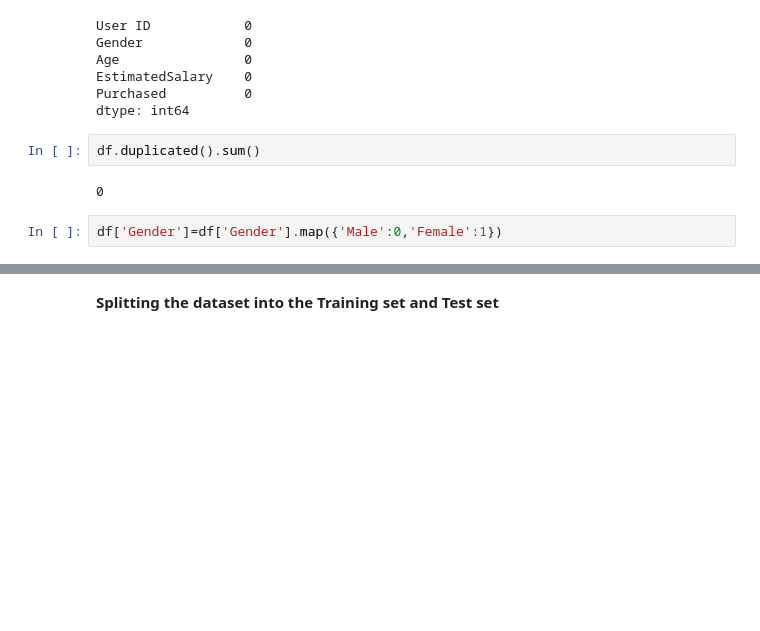
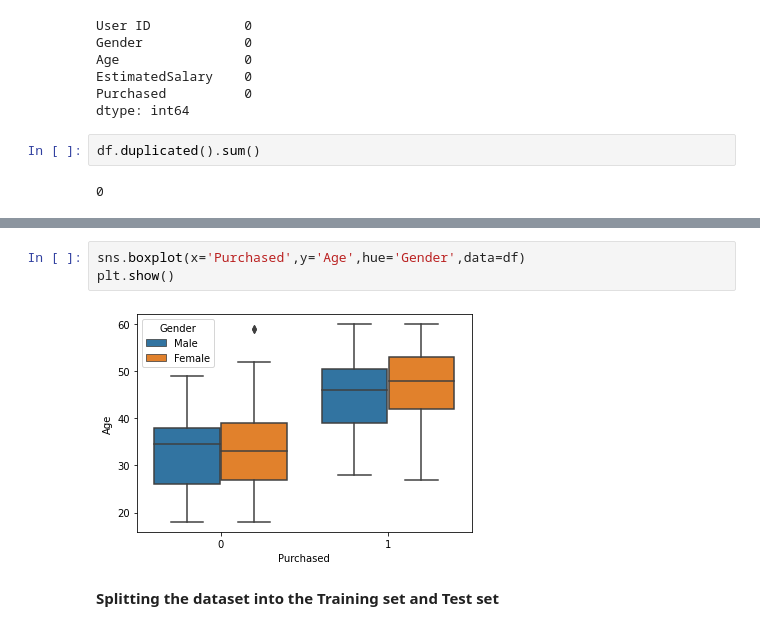
Before and after one commit to johnboscoimmanuel/Task, a Jupyter notebook: Decision_Trees_Assignment15.ipynb, the cells around one changed output, grey strips where cells are left out. Cells and saved outputs as stored; diff of their text form; blank space fills up the shorter version.

```diff
--- a/Decision_Trees_Assignment15.ipynb
+++ b/Decision_Trees_Assignment15.ipynb
@@ -57,5 +68,3 @@ dtype: int64
 df.duplicated().sum()
 # %% [output]
 0
-# %%
-df['Gender']=df['Gender'].map({'Male':0,'Female':1})
@@ -84,2 +78,7 @@ y=df['Purchased']
+# %%
+sns.boxplot(x='Purchased',y='Age',hue='Gender',data=df)
+plt.show()
+# %% [output]
+[figure, added]
 # %% [markdown]
 **Splitting the dataset into the Training set and Test set**
```
Also changed, not shown: parts of 26 cells of this notebook.
